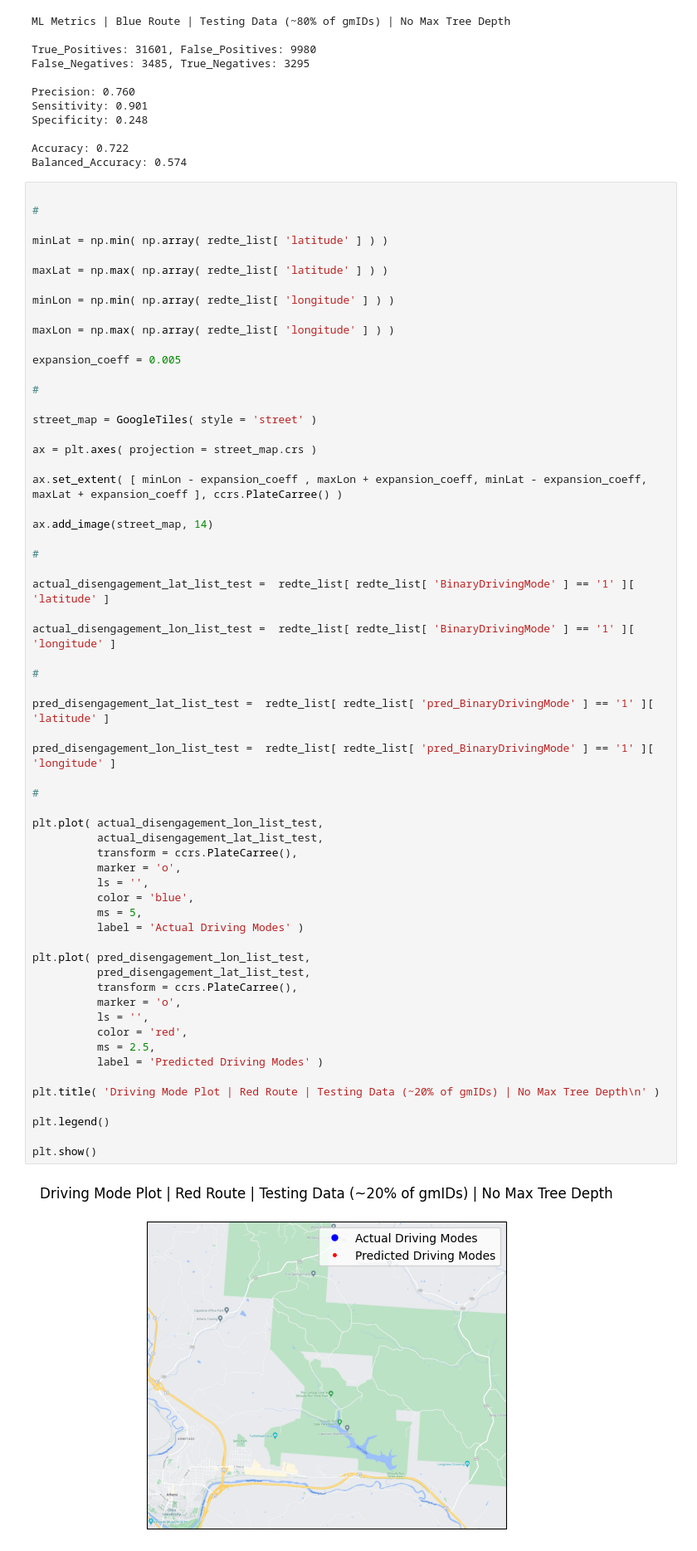
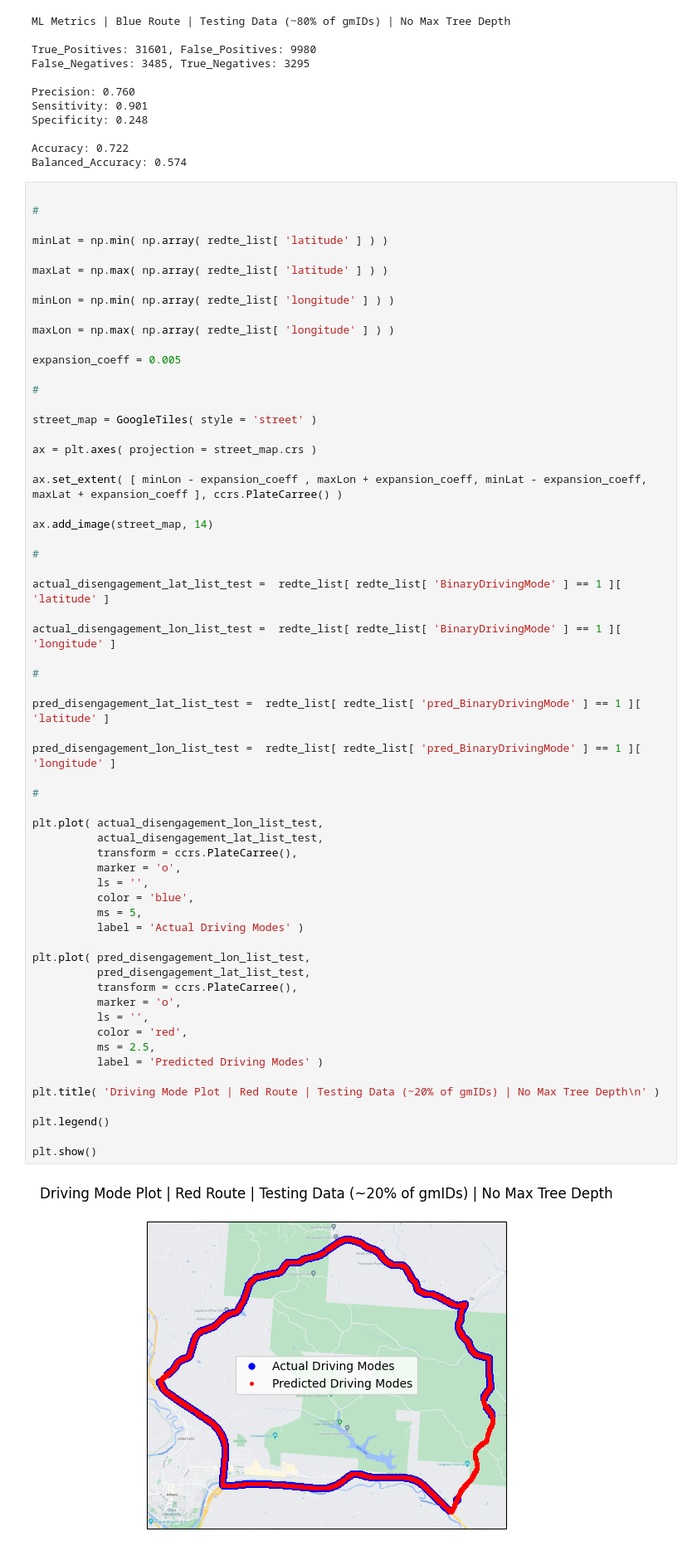
Before and after one commit to NguyetNguyen001/TDMprivate, a Jupyter notebook: my_code/DisengageTreeTakeTwo.ipynb, the cells around one changed output. Shown: that part at 83% size. Drawn from its saved outputs; the diff is of its cells as text.

```diff
--- a/my_code/DisengageTreeTakeTwo.ipynb
+++ b/my_code/DisengageTreeTakeTwo.ipynb
@@ -512,40 +512,40 @@ ax.add_image(street_map, 14)
 
 #
 
-actual_disengagement_lat_list_test =  redte_list[ redte_list[ 'BinaryDrivingMode' ] == '1' ][ 'latitude' ]
+actual_disengagement_lat_list_test =  redte_list[ redte_list[ 'BinaryDrivingMode' ] == 1 ][ 'latitude' ]
 
-actual_disengagement_lon_list_test =  redte_list[ redte_list[ 'BinaryDrivingMode' ] == '1' ][ 'longitude' ]
+actual_disengagement_lon_list_test =  redte_list[ redte_list[ 'BinaryDrivingMode' ] == 1 ][ 'longitude' ]
 
 #
 
-pred_disengagement_lat_list_test =  redte_list[ redte_list[ 'pred_BinaryDrivingMode' ] == '1' ][ 'latitude' ]
+pred_disengagement_lat_list_test =  redte_list[ redte_list[ 'pred_BinaryDrivingMode' ] == 1 ][ 'latitude' ]
 
-pred_disengagement_lon_list_test =  redte_list[ redte_list[ 'pred_BinaryDrivingMode' ] == '1' ][ 'longitude' ]
+pred_disengagement_lon_list_test =  redte_list[ redte_list[ 'pred_BinaryDrivingMode' ] == 1 ][ 'longitude' ]
 
 #
 
 plt.plot( actual_disengagement_lon_list_test,
           actual_disengagement_lat_list_test,
           transform = ccrs.PlateCarree(),
           marker = 'o',
           ls = '',
           color = 'blue',
           ms = 5,
           label = 'Actual Driving Modes' )
 
 plt.plot( pred_disengagement_lon_list_test,
           pred_disengagement_lat_list_test,
           transform = ccrs.PlateCarree(),
           marker = 'o',
           ls = '',
           color = 'red',
           ms = 2.5,
           label = 'Predicted Driving Modes' )
 
 plt.title( 'Driving Mode Plot | Red Route | Testing Data (~20% of gmIDs) | No Max Tree Depth\n' )
 
 plt.legend()
 
 plt.show()
 # %% [output]
-[figure, old version]
+[figure, new version]
```
Also changed, not shown: parts of 2 cells of this notebook.
